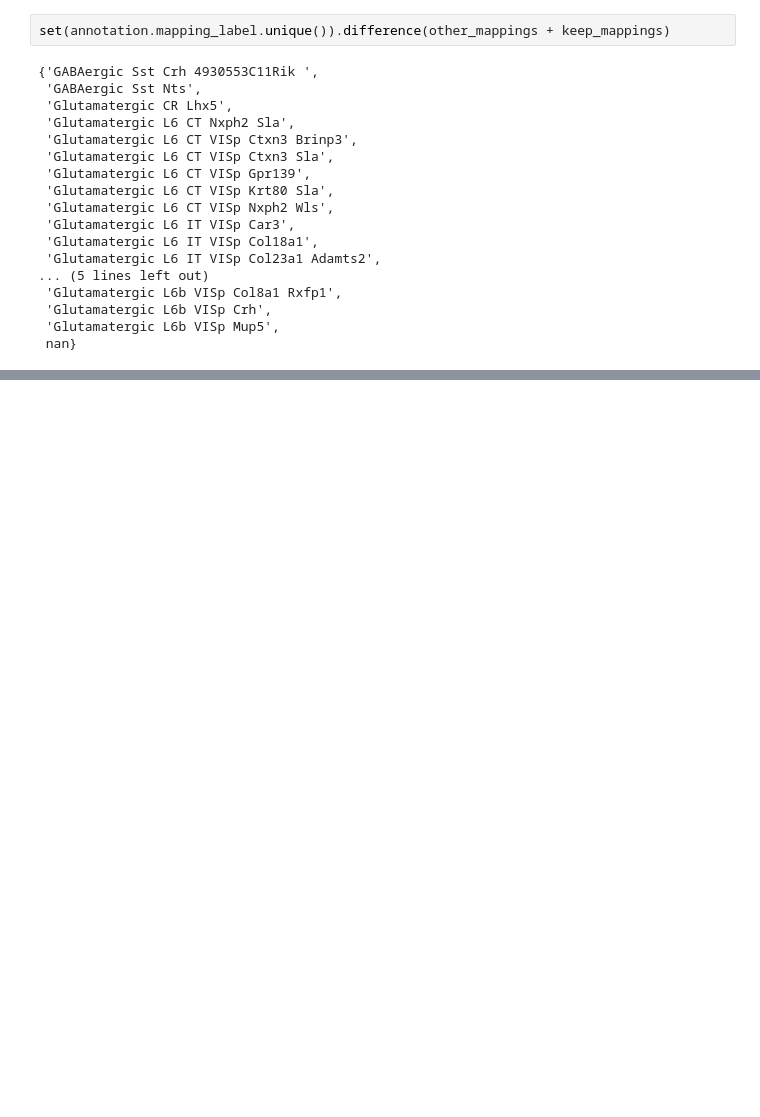
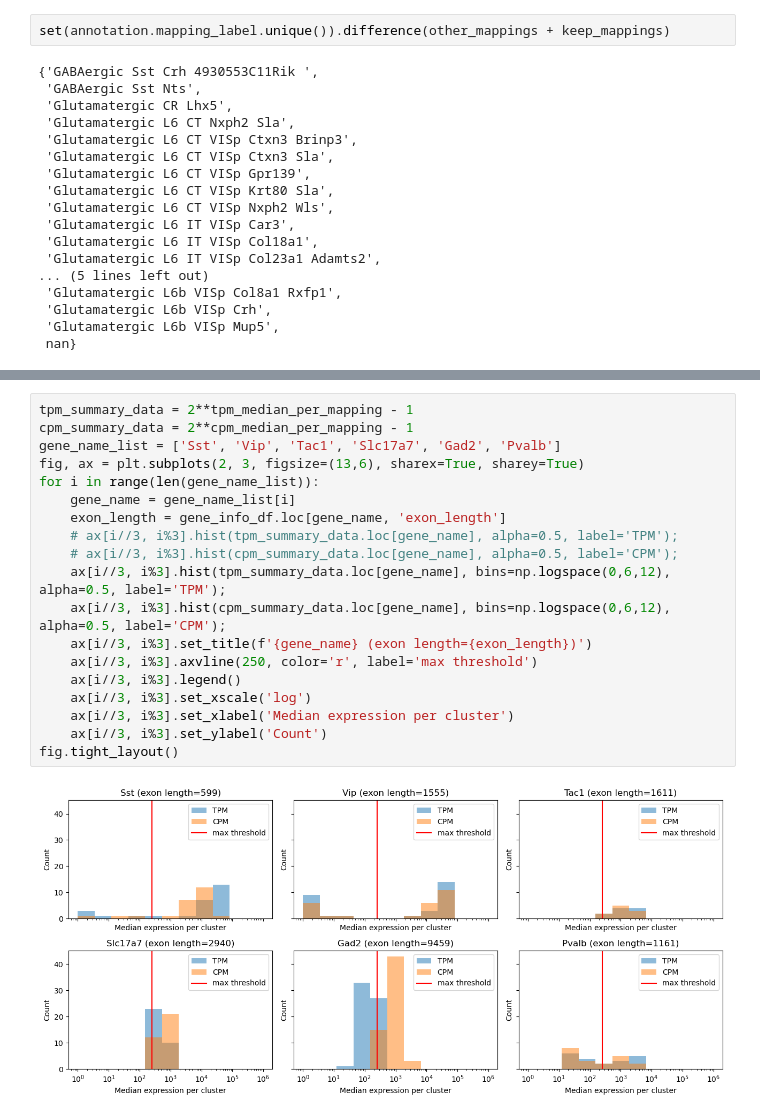
Before and after one commit to AllenNeuralDynamics/lamf_analysis_lims, a Jupyter notebook: gene_panel_selection/mfishtoolspy/241001_address_random_seed_issue.ipynb, the cells around one changed output, grey strips where cells are left out. Drawn from its saved outputs; the diff is of its cells as text; blank space fills up the shorter version.

```diff
--- a/gene_panel_selection/mfishtoolspy/241001_address_random_seed_issue.ipynb
+++ b/gene_panel_selection/mfishtoolspy/241001_address_random_seed_issue.ipynb
@@ -528,0 +681,21 @@ set(annotation.mapping_label.unique()).difference(other_mappings + keep_mappings
+# %%
+tpm_summary_data = 2**tpm_median_per_mapping - 1
+cpm_summary_data = 2**cpm_median_per_mapping - 1
+gene_name_list = ['Sst', 'Vip', 'Tac1', 'Slc17a7', 'Gad2', 'Pvalb']
+fig, ax = plt.subplots(2, 3, figsize=(13,6), sharex=True, sharey=True)
+for i in range(len(gene_name_list)):
+    gene_name = gene_name_list[i]
+    exon_length = gene_info_df.loc[gene_name, 'exon_length']
+    # ax[i//3, i%3].hist(tpm_summary_data.loc[gene_name], alpha=0.5, label='TPM');
+    # ax[i//3, i%3].hist(cpm_summary_data.loc[gene_name], alpha=0.5, label='CPM');
+    ax[i//3, i%3].hist(tpm_summary_data.loc[gene_name], bins=np.logspace(0,6,12), alpha=0.5, label='TPM');
+    ax[i//3, i%3].hist(cpm_summary_data.loc[gene_name], bins=np.logspace(0,6,12), alpha=0.5, label='CPM');
+    ax[i//3, i%3].set_title(f'{gene_name} (exon length={exon_length})')
+    ax[i//3, i%3].axvline(250, color='r', label='max threshold')
+    ax[i//3, i%3].legend()
+    ax[i//3, i%3].set_xscale('log')
+    ax[i//3, i%3].set_xlabel('Median expression per cluster')
+    ax[i//3, i%3].set_ylabel('Count')
+fig.tight_layout()
+# %% [output]
+[figure, added]
```
Also changed, not shown: parts of 19 cells of this notebook, 5 other files.
